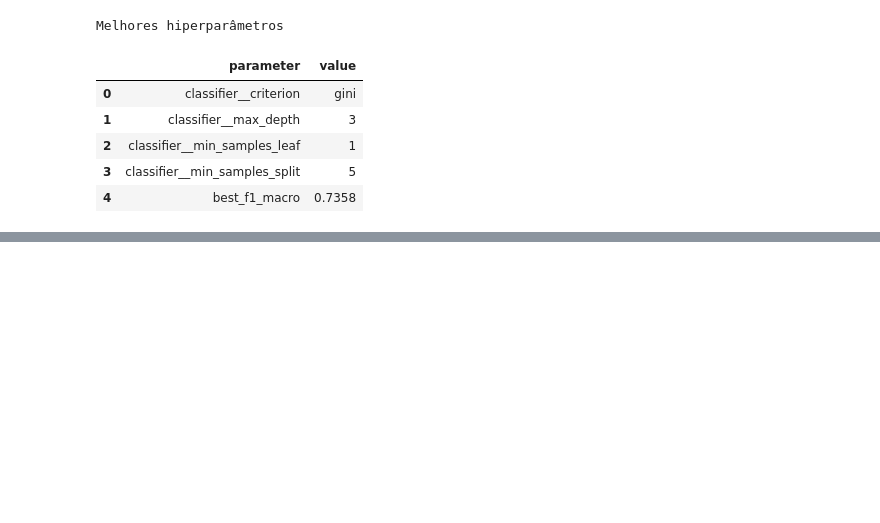
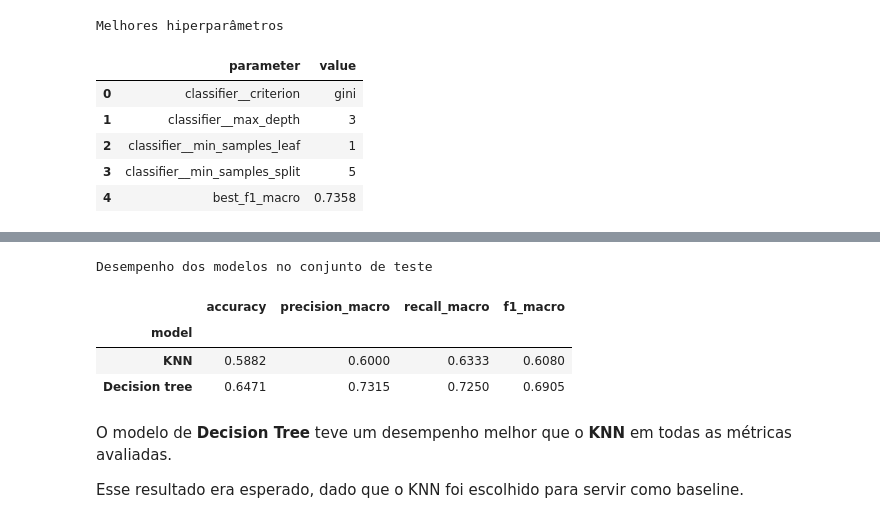
Before and after one commit to gabdumal/data_mining, a Jupyter notebook: assignment_5/main.ipynb, the cells around one changed output, grey strips where cells are left out. Saved outputs shown, nothing was run; the diff lists cells and outputs as text; code cells hidden in the pictures; blank space fills up the shorter version.

Commit message:
Execute prediction

```diff
--- a/assignment_5/main.ipynb
+++ b/assignment_5/main.ipynb
@@ -164,6 +192,8 @@ knn_grid_search = GridSearchCV(
 knn_grid_search.fit(input_data_for_train, output_data_for_train)
 display(grid_search_results_table(knn_grid_search))
 display(best_parameters_table(knn_grid_search))
+
+knn_best_model = knn_grid_search.best_estimator_
 # %% [output]
 Resultados do Grid Search
 |  | rank | metric | n_neighbors | weights | mean_f1_macro | std_f1_macro |
@@ -191,0 +224,12 @@ Melhores hiperparâmetros
+# %%
+knn_output_prediction = knn_best_model.predict(input_data_for_test)
+knn_metrics = calculate_classification_metrics(
+    output_data_for_test, knn_output_prediction
+)
+display(
+    classification_metrics_comparison_table(
+        {
+            "KNN": knn_metrics,
+        }
+    )
+)
@@ -234,6 +283,8 @@ tree_grid_search = GridSearchCV(
 tree_grid_search.fit(input_data_for_train, output_data_for_train)
 display(grid_search_results_table(tree_grid_search))
 display(best_parameters_table(tree_grid_search))
+
+decision_tree_best_model = tree_grid_search.best_estimator_
 # %% [output]
 Resultados do Grid Search
 |  | rank | criterion | max_depth | min_samples_leaf | min_samples_split | mean_f1_macro | std_f1_macro |
@@ -262,0 +316,13 @@ Melhores hiperparâmetros
+# %%
+decision_tree_predictions = decision_tree_best_model.predict(input_data_for_test)
+decision_tree_metrics = calculate_classification_metrics(
+    output_data_for_test,
+    decision_tree_predictions,
+)
+display(
+    classification_metrics_comparison_table(
+        {
+            "Decision tree": decision_tree_metrics,
+        }
+    )
+)
@@ -262,0 +341,19 @@ Melhores hiperparâmetros
+# %%
+display(
+    classification_metrics_comparison_table(
+        {
+            "KNN": knn_metrics,
+            "Decision tree": decision_tree_metrics,
+        }
+    )
+)
+# %% [output]
+Desempenho dos modelos no conjunto de teste
+|  | accuracy | precision_macro | recall_macro | f1_macro |
+| model |  |  |  |  |
+| KNN | 0.5882 | 0.6000 | 0.6333 | 0.6080 |
+| Decision tree | 0.6471 | 0.7315 | 0.7250 | 0.6905 |
+# %% [markdown]
+O modelo de **Decision Tree** teve um desempenho melhor que o **KNN** em todas as métricas avaliadas.
+
+Esse resultado era esperado, dado que o KNN foi escolhido para servir como baseline.
```
Also changed, not shown: parts of 8 cells of this notebook, 1 other file.
